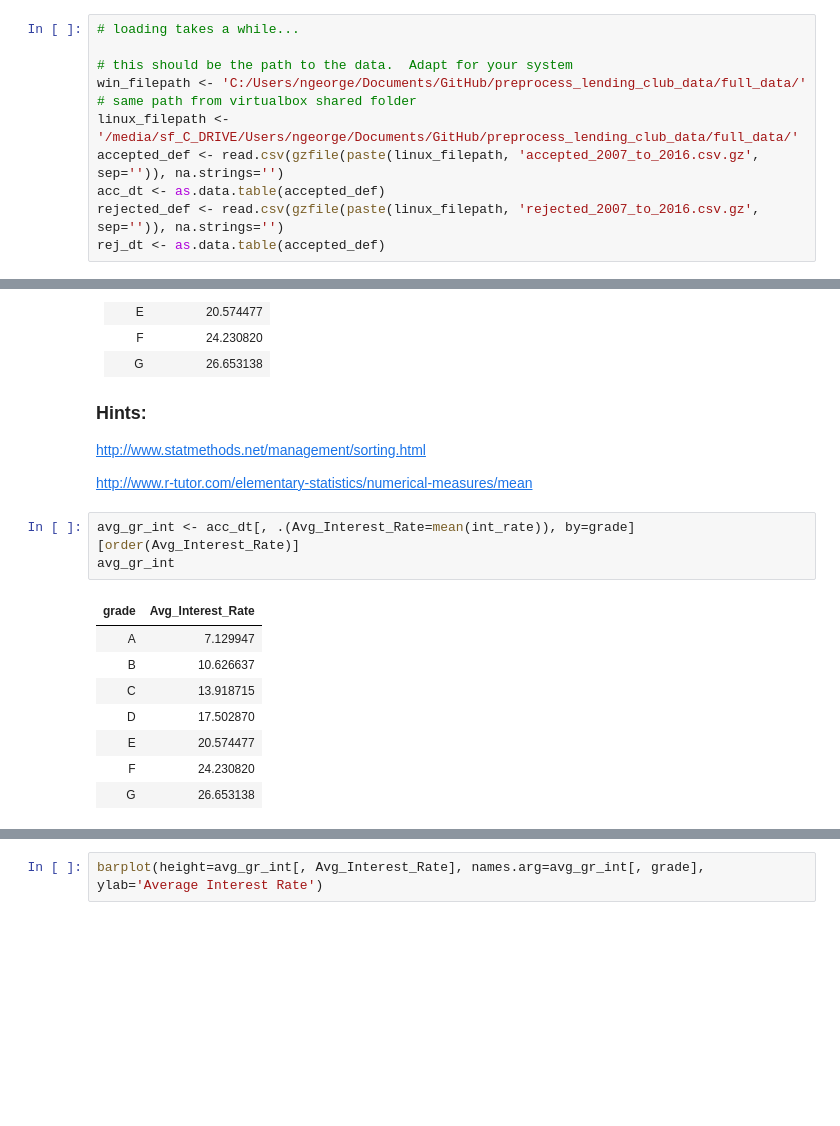
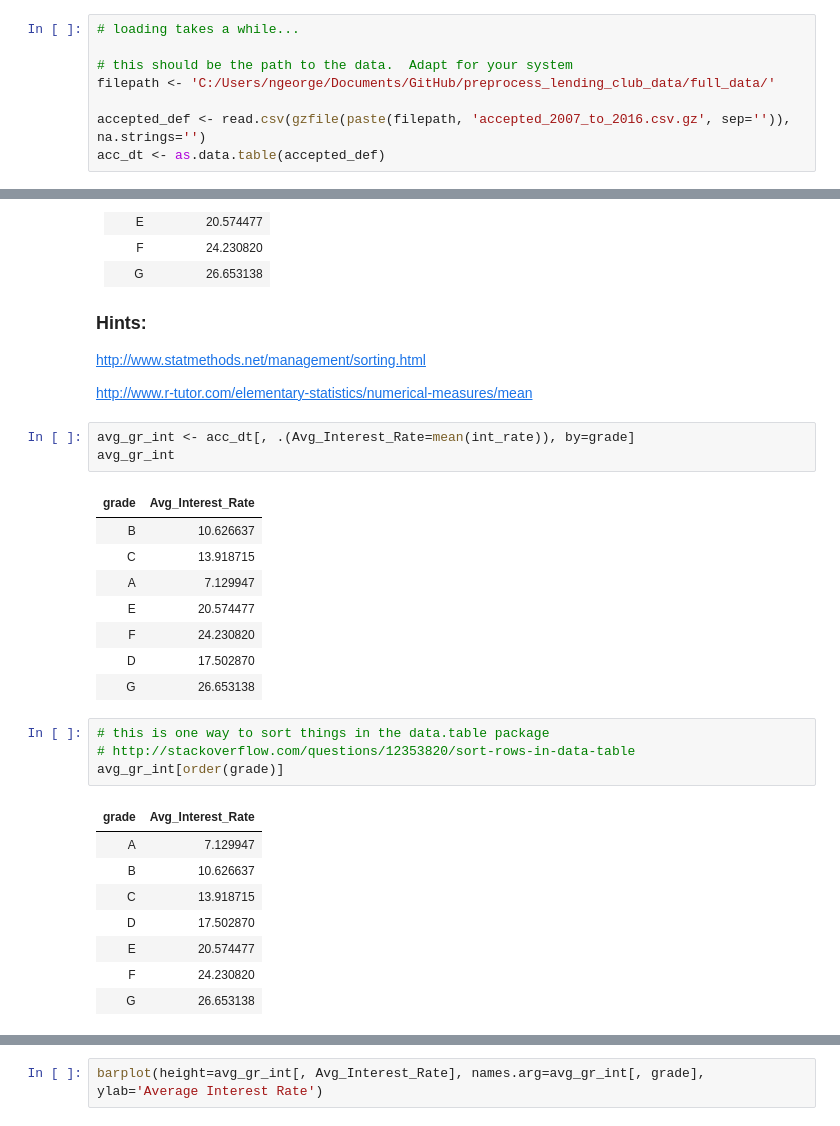
Before and after one commit to nateGeorge/lending_club_EDA, a Jupyter notebook: Lending_Club_EDA_in_R_ANOVA+more---solutions.ipynb, the cells around one changed output, grey strips where cells are left out. Cells and saved outputs as stored; diff of their text form; blank space fills up the shorter version.

```diff
--- a/Lending_Club_EDA_in_R_ANOVA+more---solutions.ipynb
+++ b/Lending_Club_EDA_in_R_ANOVA+more---solutions.ipynb
@@ -17,13 +20,10 @@ getwd()
 # loading takes a while...
 
 # this should be the path to the data.  Adapt for your system
-win_filepath <- 'C:/Users/ngeorge/Documents/GitHub/preprocess_lending_club_data/full_data/'
-# same path from virtualbox shared folder
-linux_filepath <- '/media/sf_C_DRIVE/Users/ngeorge/Documents/GitHub/preprocess_lending_club_data/full_data/'
-accepted_def <- read.csv(gzfile(paste(linux_filepath, 'accepted_2007_to_2016.csv.gz', sep='')), na.strings='')
+filepath <- 'C:/Users/ngeorge/Documents/GitHub/preprocess_lending_club_data/full_data/'
+
+accepted_def <- read.csv(gzfile(paste(filepath, 'accepted_2007_to_2016.csv.gz', sep='')), na.strings='')
 acc_dt <- as.data.table(accepted_def)
-rejected_def <- read.csv(gzfile(paste(linux_filepath, 'rejected_2007_to_2016.csv.gz', sep='')), na.strings='')
-rej_dt <- as.data.table(accepted_def)
 # %%
 # that's a lot of observations
 dim(acc_dt)
@@ -127,14 +127,27 @@ http://www.statmethods.net/management/sorting.html
 
 http://www.r-tutor.com/elementary-statistics/numerical-measures/mean
 # %%
-avg_gr_int <- acc_dt[, .(Avg_Interest_Rate=mean(int_rate)), by=grade][order(Avg_Interest_Rate)]
+avg_gr_int <- acc_dt[, .(Avg_Interest_Rate=mean(int_rate)), by=grade]
 avg_gr_int
 # %% [output]
 | grade | Avg_Interest_Rate |
-| A | 7.129947 |
 | B | 10.626637 |
 | C | 13.918715 |
-| D | 17.502870 |
+| A | 7.129947 |
 | E | 20.574477 |
 | F | 24.230820 |
+| D | 17.502870 |
 | G | 26.653138 |
+# %%
+# this is one way to sort things in the data.table package
+# http://stackoverflow.com/questions/12353820/sort-rows-in-data-table
+avg_gr_int[order(grade)]
+# %% [output]
+| grade | Avg_Interest_Rate |
+| A | 7.129947 |
+| B | 10.626637 |
+| C | 13.918715 |
+| D | 17.502870 |
+| E | 20.574477 |
+| F | 24.230820 |
+| G | 26.653138 |
```
Also changed, not shown: parts of 4 cells of this notebook, 1 other file.
